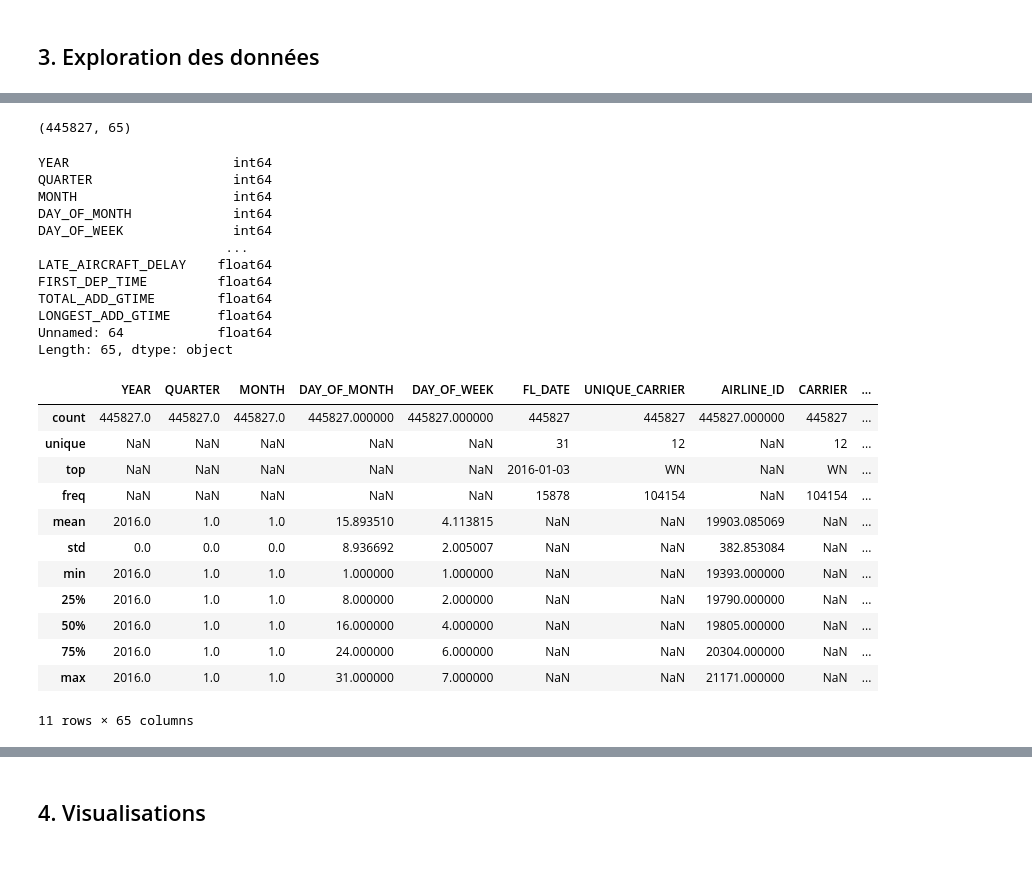
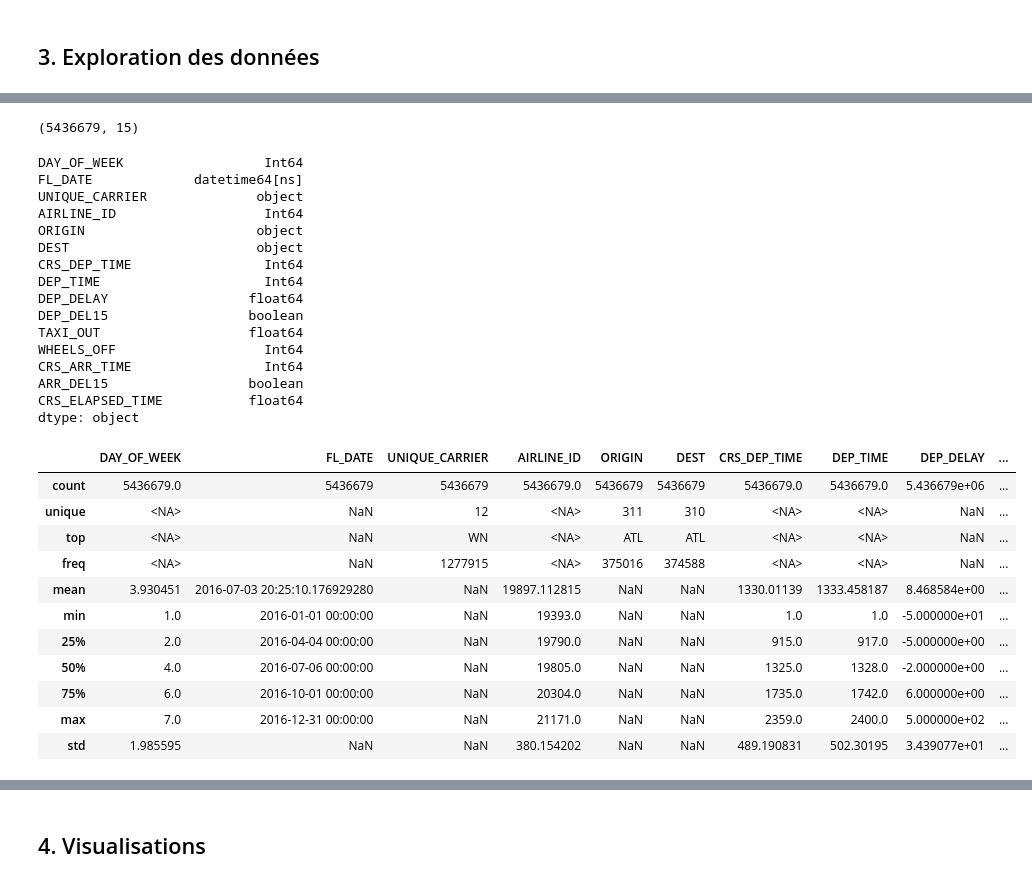
Before and after one commit to gcortier/mod6_1, a Jupyter notebook: database/flights/analyse-retards-avion.ipynb, the cells around one changed output, grey strips where cells are left out. Saved outputs shown, nothing was run; the diff lists cells and outputs as text; code cells hidden in the pictures.

```diff
--- a/database/flights/analyse-retards-avion.ipynb
+++ b/database/flights/analyse-retards-avion.ipynb
@@ -16,7 +26,6 @@ import seaborn as sns
 # %%
-# Chargement du fichier CSV
-try:
-    df = pd.read_csv('./dataset/2016_01.csv')
-except FileNotFoundError:
-    df = None
-    print("Fichier 'Dataset_RetardAvion.csv' non trouvé. Veuillez vérifier le nom ou le chemin.")
+# Chargement et aperçu du fichier nettoyé
+import pandas as pd
+
+clean_path = "data/processed/all_cleaned.parquet"
+df_clean = pd.read_parquet(clean_path)
@@ -52,38 +61,41 @@ df.head() if df is not None else 'Données non chargées'
 # %%
 # Dimensions du dataset
-df.shape if df is not None else 'Données non chargées'
+df_clean.shape
 # %% [output]
-(445827, 65)
+(5436679, 15)
 # %%
 # Types de variables
-df.dtypes if df is not None else 'Données non chargées'
+df_clean.dtypes
 # %% [output]
-YEAR                     int64
-QUARTER                  int64
-MONTH                    int64
-DAY_OF_MONTH             int64
-DAY_OF_WEEK              int64
-                        ...
-LATE_AIRCRAFT_DELAY    float64
-FIRST_DEP_TIME         float64
-TOTAL_ADD_GTIME        float64
-LONGEST_ADD_GTIME      float64
-Unnamed: 64            float64
-Length: 65, dtype: object
+DAY_OF_WEEK                  Int64
+FL_DATE             datetime64[ns]
+UNIQUE_CARRIER              object
+AIRLINE_ID                   Int64
+ORIGIN                      object
+DEST                        object
+CRS_DEP_TIME                 Int64
+DEP_TIME                     Int64
+DEP_DELAY                  float64
+DEP_DEL15                  boolean
+TAXI_OUT                   float64
+WHEELS_OFF                   Int64
+CRS_ARR_TIME                 Int64
+ARR_DEL15                  boolean
+CRS_ELAPSED_TIME           float64
+dtype: object
 # %%
 # Statistiques descriptives
-df.describe(include='all') if df is not None else 'Données non chargées'
+df_clean.describe(include='all')
 # %% [output]
-|  | YEAR | QUARTER | MONTH | DAY_OF_MONTH | DAY_OF_WEEK | FL_DATE | UNIQUE_CARRIER | AIRLINE_ID | CARRIER | ... |
-| count | 445827.0 | 445827.0 | 445827.0 | 445827.000000 | 445827.000000 | 445827 | 445827 | 445827.000000 | 445827 | ... |
-| unique | NaN | NaN | NaN | NaN | NaN | 31 | 12 | NaN | 12 | ... |
-| top | NaN | NaN | NaN | NaN | NaN | 2016-01-03 | WN | NaN | WN | ... |
-| freq | NaN | NaN | NaN | NaN | NaN | 15878 | 104154 | NaN | 104154 | ... |
-| mean | 2016.0 | 1.0 | 1.0 | 15.893510 | 4.113815 | NaN | NaN | 19903.085069 | NaN | ... |
-| std | 0.0 | 0.0 | 0.0 | 8.936692 | 2.005007 | NaN | NaN | 382.853084 | NaN | ... |
-| min | 2016.0 | 1.0 | 1.0 | 1.000000 | 1.000000 | NaN | NaN | 19393.000000 | NaN | ... |
-| 25% | 2016.0 | 1.0 | 1.0 | 8.000000 | 2.000000 | NaN | NaN | 19790.000000 | NaN | ... |
-| 50% | 2016.0 | 1.0 | 1.0 | 16.000000 | 4.000000 | NaN | NaN | 19805.000000 | NaN | ... |
-| 75% | 2016.0 | 1.0 | 1.0 | 24.000000 | 6.000000 | NaN | NaN | 20304.000000 | NaN | ... |
-| max | 2016.0 | 1.0 | 1.0 | 31.000000 | 7.000000 | NaN | NaN | 21171.000000 | NaN | ... |
+|  | DAY_OF_WEEK | FL_DATE | UNIQUE_CARRIER | AIRLINE_ID | ORIGIN | DEST | CRS_DEP_TIME | DEP_TIME | DEP_DELAY | ... |
+| count | 5436679.0 | 5436679 | 5436679 | 5436679.0 | 5436679 | 5436679 | 5436679.0 | 5436679.0 | 5.436679e+06 | ... |
+| unique | <NA> | NaN | 12 | <NA> | 311 | 310 | <NA> | <NA> | NaN | ... |
+| top | <NA> | NaN | WN | <NA> | ATL | ATL | <NA> | <NA> | NaN | ... |
+| freq | <NA> | NaN | 1277915 | <NA> | 375016 | 374588 | <NA> | <NA> | NaN | ... |
+| mean | 3.930451 | 2016-07-03 20:25:10.176929280 | NaN | 19897.112815 | NaN | NaN | 1330.01139 | 1333.458187 | 8.468584e+00 | ... |
+| min | 1.0 | 2016-01-01 00:00:00 | NaN | 19393.0 | NaN | NaN | 1.0 | 1.0 | -5.000000e+01 | ... |
+| 25% | 2.0 | 2016-04-04 00:00:00 | NaN | 19790.0 | NaN | NaN | 915.0 | 917.0 | -5.000000e+00 | ... |
+| 50% | 4.0 | 2016-07-06 00:00:00 | NaN | 19805.0 | NaN | NaN | 1325.0 | 1328.0 | -2.000000e+00 | ... |
+| 75% | 6.0 | 2016-10-01 00:00:00 | NaN | 20304.0 | NaN | NaN | 1735.0 | 1742.0 | 6.000000e+00 | ... |
+| max | 7.0 | 2016-12-31 00:00:00 | NaN | 21171.0 | NaN | NaN | 2359.0 | 2400.0 | 5.000000e+02 | ... |
+| std | 1.985595 | NaN | NaN | 380.154202 | NaN | NaN | 489.190831 | 502.30195 | 3.439077e+01 | ... |
-11 rows × 65 columns
```
Also changed, not shown: parts of 13 cells of this notebook, 7 other files.
